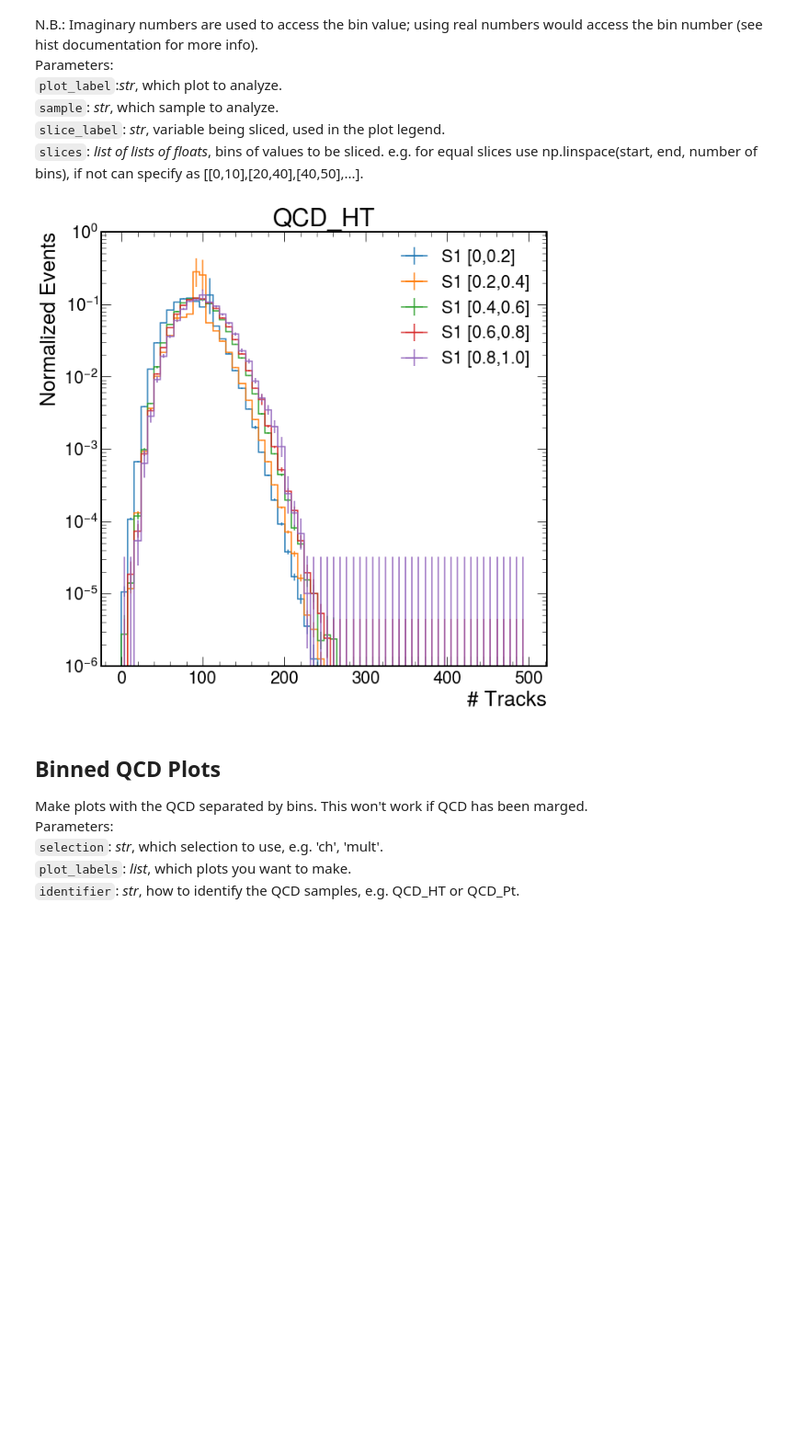
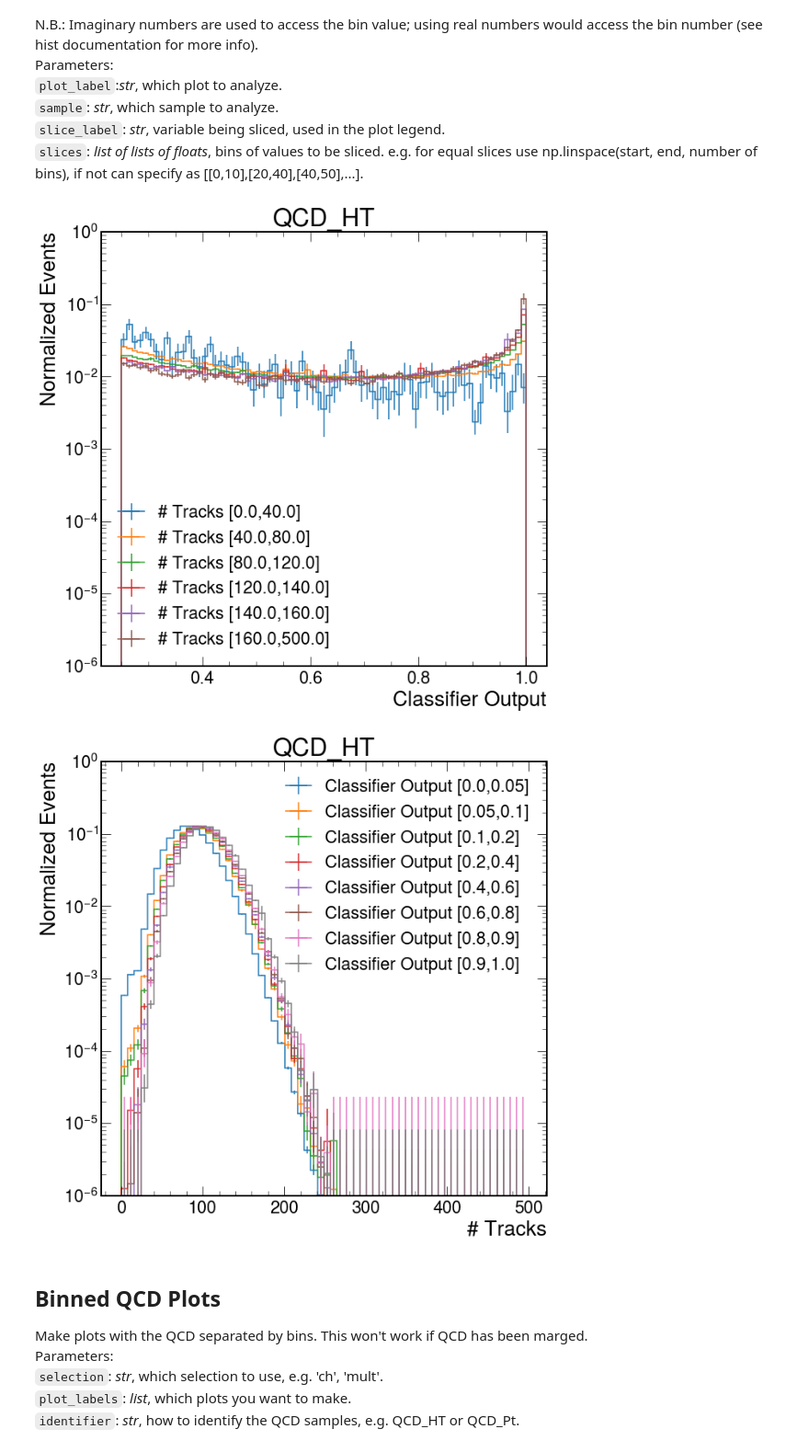
Before and after one commit to SUEPPhysics/SUEPCoffea_dask, a Jupyter notebook: plotting/plot.ipynb, the cells around one changed output. Shown at 92% size. Cells and saved outputs as stored; diff of their text form; code cells hidden in the pictures; blank space fills up the shorter version.

```diff
--- a/plotting/plot.ipynb
+++ b/plotting/plot.ipynb
@@ -24,8 +24,8 @@ matplotlib.rcParams['figure.facecolor'] = 'white'
 `infile_names`: _array of str_: full paths of .pkl files.<br>
 # %%
 # parameters
-input_label = 'S1_ntracks_ABCD_ntracks50'
-output_label = '/home/submit/lavezzo/public_html/SUEP/S1_ntracks_ABCD_ntracks50/'
+input_label = 'S1_ntracks_ABCD'
+output_label = '/home/submit/lavezzo/public_html/SUEP/S1_ntracks_ABCD/'
 file_ext = '.png'
 
 # input .pkl files
@@ -102,19 +102,19 @@ for infile_name in infile_names:
         sample = 'QCD_Pt'
 
         # include this block to import the QCD bins individually
-        temp_sample = infile_name.split('/')[-1].split('.pkl')[0]
-        plots[temp_sample] = openpkl(infile_name)
-        for plot in list(plots[temp_sample].keys()):
-            plots[temp_sample][plot] = plots[temp_sample][plot]*lumi
+        # temp_sample = infile_name.split('/')[-1].split('.pkl')[0]
+        # plots[temp_sample] = openpkl(infile_name)
+        # for plot in list(plots[temp_sample].keys()):
+        #     plots[temp_sample][plot] = plots[temp_sample][plot]*lumi
 
     elif 'QCD_HT' in infile_name:
         sample = 'QCD_HT'
 
         # include this block to import the QCD bins individually
-        temp_sample = infile_name.split('/')[-1].split('.pkl')[0]
-        plots[temp_sample] = openpkl(infile_name)
-        for plot in list(plots[temp_sample].keys()):
-            plots[temp_sample][plot] = plots[temp_sample][plot]*lumi
+        # temp_sample = infile_name.split('/')[-1].split('.pkl')[0]
+        # plots[temp_sample] = openpkl(infile_name)
+        # for plot in list(plots[temp_sample].keys()):
+        #     plots[temp_sample][plot] = plots[temp_sample][plot]*lumi
 
     elif 'JetHT+Run' in infile_name:
         sample = 'data'
@@ -399,32 +413,40 @@ Parameters:<br>
 `slices`: _list of lists of floats_, bins of values to be sliced. e.g. for equal slices use np.linspace(start, end, number of bins), if not can specify as [[0,10],[20,40],[40,50],...].
 # %%
 # parameters
-plot_label = '2D_SUEP_S1_ntracks_IRM'
+plot_label = 'ABCDvars_2D_ML'
 sample = 'QCD_HT'
-slice_label = 'S1'
-#slices = [[0,15j],[15j,25j],[25j,35j],[35j,45j],[45j,200j]]
-#slices = [[0j,40j],[40j,80j],[80j,120j],[120j,140j],[140j,160j],[160j,500j]]
-slices = [[0,0.2j],[0.2j,0.4j],[0.4j,0.6j],[0.6j,0.8j],[0.8j,1.0j]]
-for i in range(len(slices)):
-    val_lo = slices[i][0]
-    val_up = slices[i][1]
+variables = ['Classifier Output', '# Tracks']
 
-    #h = plots[sample][plot_label][0.35j:1.0j,val_lo:val_up:sum]
-    h = plots[sample][plot_label][val_lo:val_up:sum, ::8j]
+for i in range(2):
 
-    hep.histplot(h,
-                 yerr=True, density=True,
-                 label=slice_label+" [{0},{1}]".format(val_lo.imag, val_up.imag))
+    slice_label = variables[(i+1)%2]
 
-plt.legend()
-plt.title(sample)
-plt.ylim(1e-6,1e0)
-plt.yscale('log')
-plt.ylabel("Normalized Events")
-plt.xlabel("# Tracks")
-plt.savefig(output_label + plot_label + "_1D_SLICES_" + file_ext,  bbox_inches='tight')
+    if slice_label == '# Tracks': slices = [[0j,40j],[40j,80j],[80j,120j],[120j,140j],[140j,160j],[160j,500j]]
+    elif slice_label == 'Classifier Output': slices = [[0j,0.05j],[0.05j,0.1j],[0.1j,0.2j],[0.2j,0.4j],[0.4j,0.6j],[0.6j,0.8j],[0.8j,0.9j], [0.9j,1.0j]]
+    elif slice_label == 'S1': slices = [[0j,0.2j],[0.2j,0.4j],[0.4j,0.6j],[0.6j,0.8j],[0.8j,0.9j], [0.9j,1.0j]]
+
+    for j in range(len(slices)):
+        val_lo = slices[j][0]
+        val_up = slices[j][1]
+
+        if i==0: h = plots[sample][plot_label][0.25j:1.0j,val_lo:val_up:sum]
+        elif i==1: h = plots[sample][plot_label][val_lo:val_up:sum, ::8j]
+
+        hep.histplot(h,
+                     yerr=True, density=True,
+                     label=slice_label+" [{0},{1}]".format(val_lo.imag, val_up.imag))
+
+    plt.legend()
+    plt.title(sample)
+    plt.ylim(1e-6,1e0)
+    plt.yscale('log')
+    plt.ylabel("Normalized Events")
+    plt.xlabel(variables[i])
+    plt.savefig(output_label + plot_label + "_" + slice_label.replace("#","n").replace(" ","_") + "_SLICES" + file_ext,  bbox_inches='tight')
+    plt.show()
 # %% [output]
-[figure, old version]
+[figure, new version]
+[figure, added]
 # %% [markdown]
 ## Binned QCD Plots
 Make plots with the QCD separated by bins. This won't work if QCD has been marged. <br>
```
Also changed, not shown: parts of 8 cells of this notebook, 3 other files.
